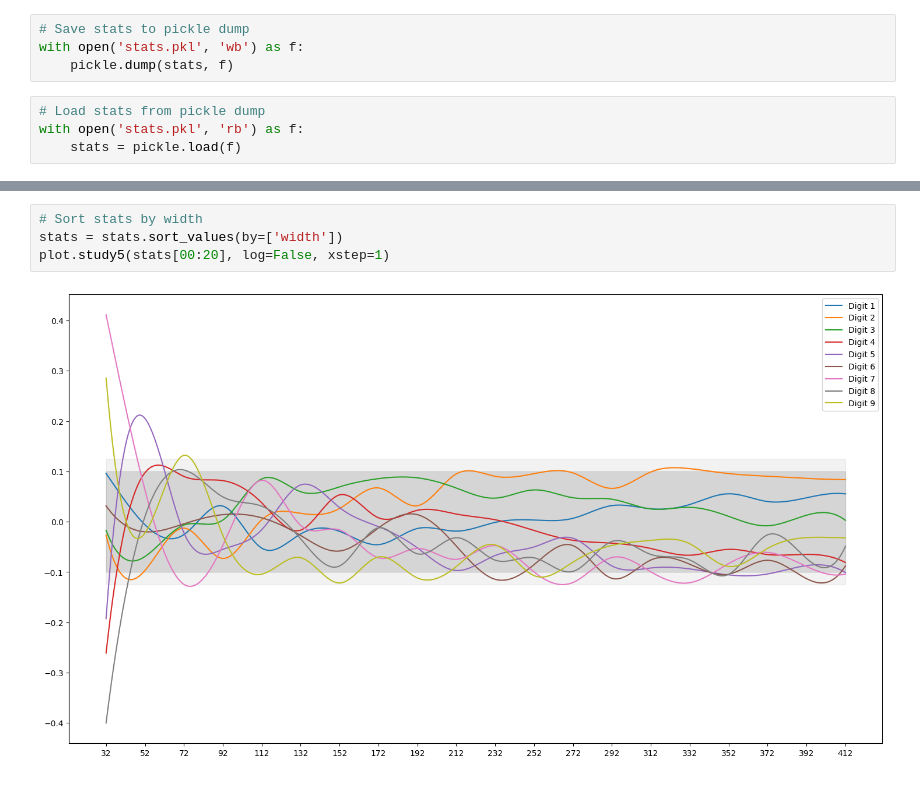
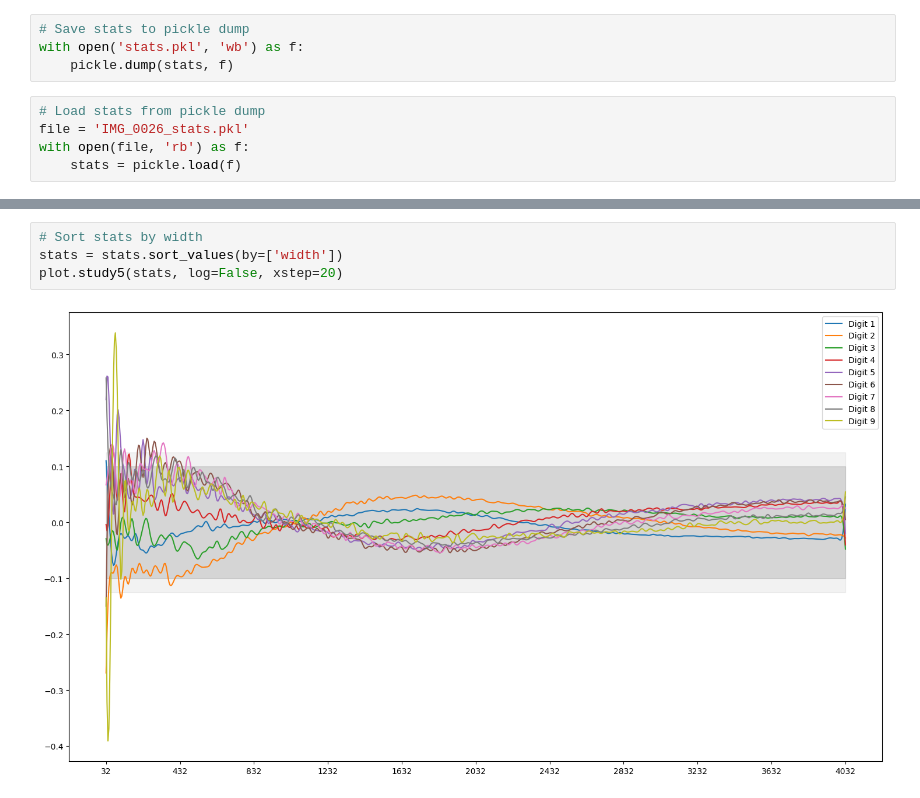
Before and after one commit to mathscapes/benford-image, a Jupyter notebook: bs11.ipynb, the cells around one changed output, grey strips where cells are left out. Cells and saved outputs as stored; diff of their text form.

Commit message:
bs11 study 5

```diff
--- a/bs11.ipynb
+++ b/bs11.ipynb
@@ -309,7 +303,8 @@ with open('stats.pkl', 'wb') as f:
     pickle.dump(stats, f)
 # %%
 # Load stats from pickle dump
-with open('stats.pkl', 'rb') as f:
+file = 'IMG_0026_stats.pkl'
+with open(file, 'rb') as f:
     stats = pickle.load(f)
 # %%
 stats
@@ -354,6 +350,6 @@ plot.study4(stats)
 # %%
 # Sort stats by width
 stats = stats.sort_values(by=['width'])
-plot.study5(stats[00:20], log=False, xstep=1)
+plot.study5(stats, log=False, xstep=20)
 # %% [output]
-[figure, old version]
+[figure, new version]
```
Also changed, not shown: parts of 8 cells of this notebook, 2 other files.
